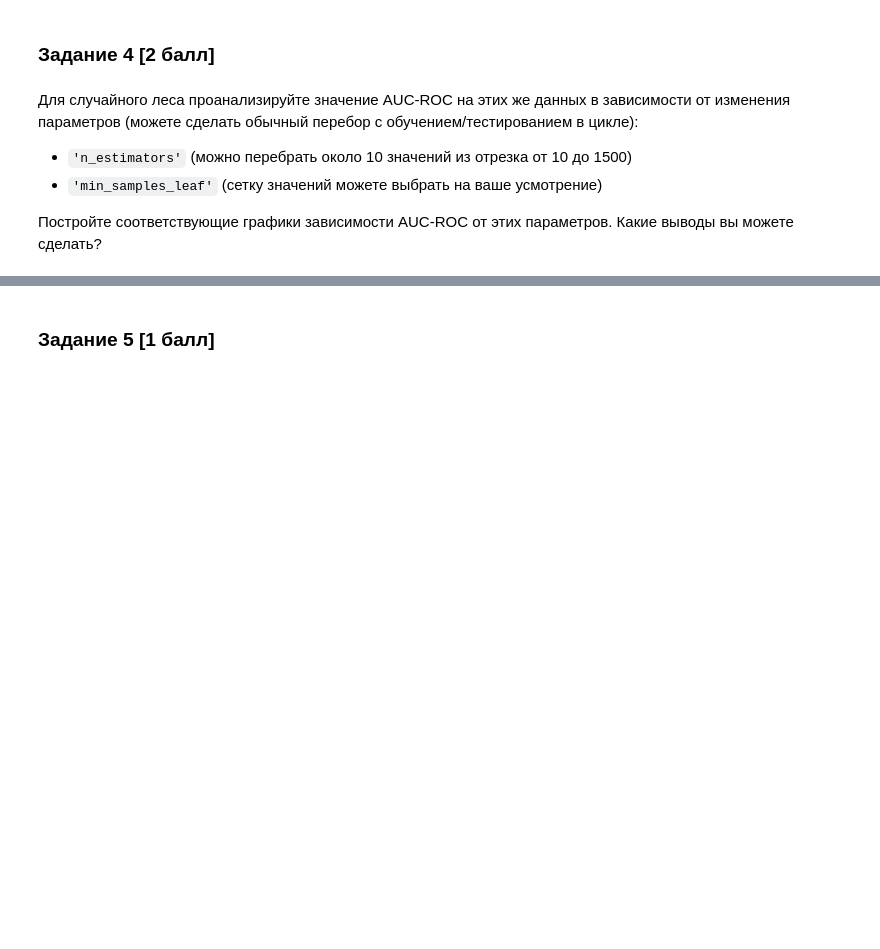
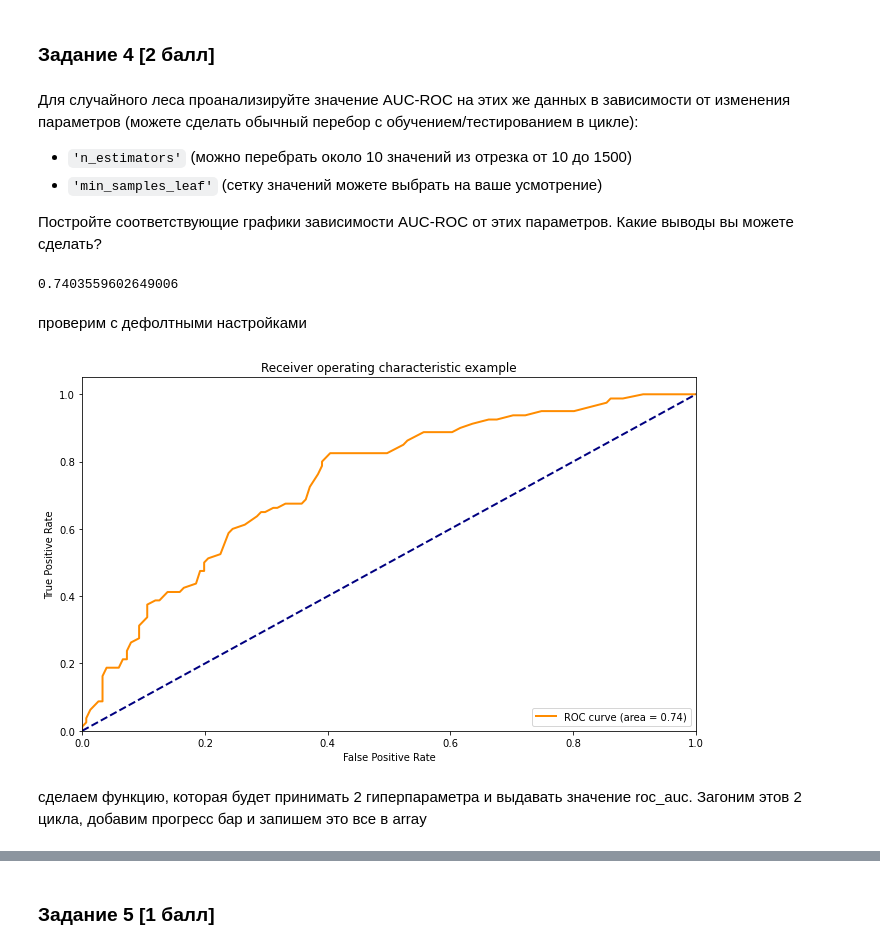
Before and after one commit to ksetdekov/ml_dpo_2021, a Jupyter notebook: hw/hw4/hw04.ipynb, the cells around one changed output, grey strips where cells are left out. Saved outputs shown, nothing was run; the diff lists cells and outputs as text; code cells hidden in the pictures; blank space fills up the shorter version.

```diff
--- a/hw/hw4/hw04.ipynb
+++ b/hw/hw4/hw04.ipynb
@@ -411,0 +473,9 @@ plt.show()
+# %%
+X_train, X_test, y_train, y_test = train_test_split(data.drop('Outcome', axis=1), data.Outcome, test_size=0.3, random_state=80085)
+print(X_train.shape)
+print(y_train.shape)
+
+print(X_test.shape)
+print(y_test.shape)
+
+X_test.head()
@@ -423,0 +527,8 @@ plt.show()
+# %%
+rfres = RandomForestClassifier(random_state=80085).fit(X_train, y_train)
+y_pred_rf = rfres.predict(X_test)
+
+rf_accuracy, rf_precision_score, rf_recall_score = three_scores_compute(y_test, y_pred_rf)
+
+
+print(f'accuracy: {rf_accuracy:.3f}, precision: {rf_precision_score:.3f}, recall: {rf_recall_score:.3f}')
@@ -433,0 +547,34 @@ plt.show()
+# %%
+rf_iter = RandomForestClassifier(random_state=80085).fit(X_train, y_train)
+y_pred_rf_iter = rfres.predict_proba(X_test)[:, 1]
+roc_auc_score(y_test,y_pred_rf_iter)
+# %% [output]
+0.7403559602649006
+# %% [markdown]
+проверим с дефолтными настройками
+# %%
+from sklearn.metrics import roc_curve, auc
+from tqdm.notebook import trange, tqdm
+
+fpr = dict()
+tpr = dict()
+roc_auc = dict()
+fpr, tpr, _ = roc_curve(y_test, y_pred_rf_iter)
+roc_auc[1] = auc(fpr, tpr)
+
+plt.figure()
+lw = 2
+plt.plot(fpr, tpr, color='darkorange',
+         lw=lw, label='ROC curve (area = %0.2f)' % roc_auc[1])
+plt.plot([0, 1], [0, 1], color='navy', lw=lw, linestyle='--')
+plt.xlim([0.0, 1.0])
+plt.ylim([0.0, 1.05])
+plt.xlabel('False Positive Rate')
+plt.ylabel('True Positive Rate')
+plt.title('Receiver operating characteristic example')
+plt.legend(loc="lower right")
+plt.show()
+# %% [output]
+[figure, added]
+# %% [markdown]
+сделаем функцию, которая будет принимать 2 гиперпараметра и выдавать значение roc_auc. Загоним этов 2 цикла, добавим прогресс бар и запишем это все в array
```
Also changed, not shown: parts of 33 cells of this notebook, 1 other file.
